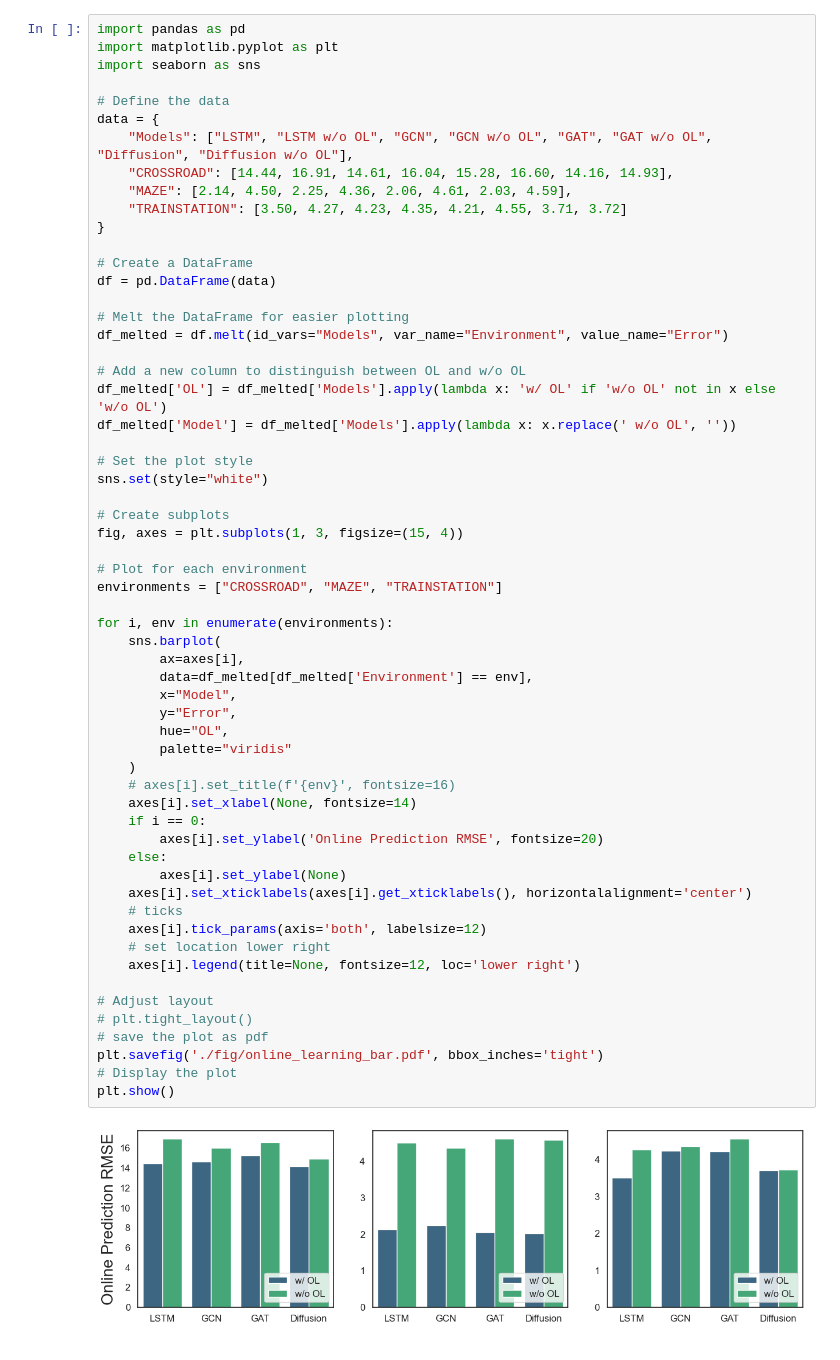
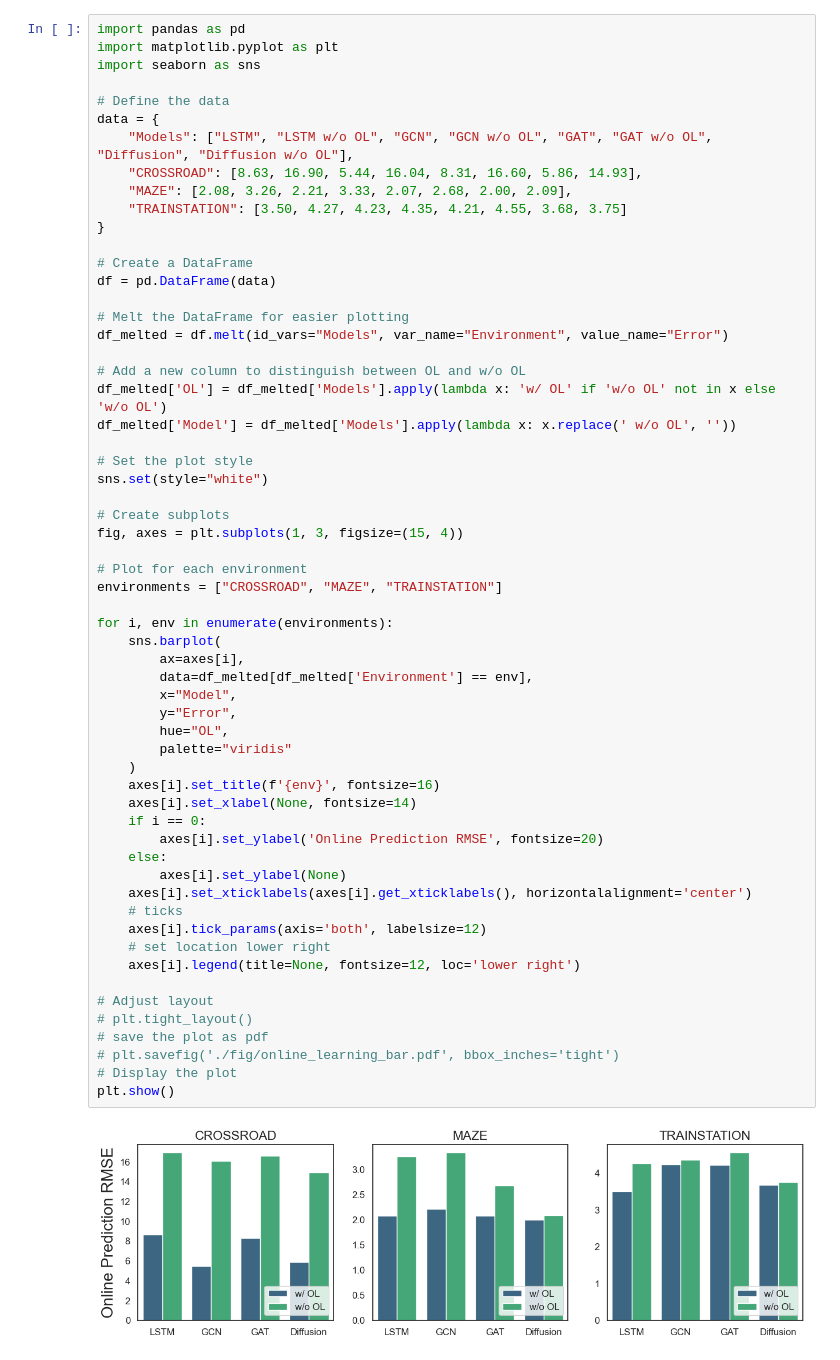
Before and after one commit to WaimenMak/Crowd-Flow-Inference, a Jupyter notebook: online_learning_bar.ipynb, the cells around one changed output. Saved outputs shown, nothing was run; the diff lists cells and outputs as text.

```diff
--- a/online_learning_bar.ipynb
+++ b/online_learning_bar.ipynb
@@ -6,9 +6,9 @@ import seaborn as sns
 # Define the data
 data = {
     "Models": ["LSTM", "LSTM w/o OL", "GCN", "GCN w/o OL", "GAT", "GAT w/o OL", "Diffusion", "Diffusion w/o OL"],
-    "CROSSROAD": [14.44, 16.91, 14.61, 16.04, 15.28, 16.60, 14.16, 14.93],
-    "MAZE": [2.14, 4.50, 2.25, 4.36, 2.06, 4.61, 2.03, 4.59],
-    "TRAINSTATION": [3.50, 4.27, 4.23, 4.35, 4.21, 4.55, 3.71, 3.72]
+    "CROSSROAD": [8.63, 16.90, 5.44, 16.04, 8.31, 16.60, 5.86, 14.93],
+    "MAZE": [2.08, 3.26, 2.21, 3.33, 2.07, 2.68, 2.00, 2.09],
+    "TRAINSTATION": [3.50, 4.27, 4.23, 4.35, 4.21, 4.55, 3.68, 3.75]
 }
 
 # Create a DataFrame
@@ -29,34 +29,34 @@ fig, axes = plt.subplots(1, 3, figsize=(15, 4))
 
 # Plot for each environment
 environments = ["CROSSROAD", "MAZE", "TRAINSTATION"]
 
 for i, env in enumerate(environments):
     sns.barplot(
         ax=axes[i],
         data=df_melted[df_melted['Environment'] == env],
         x="Model",
         y="Error",
         hue="OL",
         palette="viridis"
     )
-    # axes[i].set_title(f'{env}', fontsize=16)
+    axes[i].set_title(f'{env}', fontsize=16)
     axes[i].set_xlabel(None, fontsize=14)
     if i == 0:
         axes[i].set_ylabel('Online Prediction RMSE', fontsize=20)
     else:
         axes[i].set_ylabel(None)
     axes[i].set_xticklabels(axes[i].get_xticklabels(), horizontalalignment='center')
     # ticks
     axes[i].tick_params(axis='both', labelsize=12)
     # set location lower right
     axes[i].legend(title=None, fontsize=12, loc='lower right')
 
 # Adjust layout
 # plt.tight_layout()
 # save the plot as pdf
-plt.savefig('./fig/online_learning_bar.pdf', bbox_inches='tight')
+# plt.savefig('./fig/online_learning_bar.pdf', bbox_inches='tight')
 # Display the plot
 plt.show()
 # %% [output]
-[figure, old version]
+[figure, new version]
 # %%
```
Also changed, not shown: parts of 12 cells of this notebook, 6 other files.
